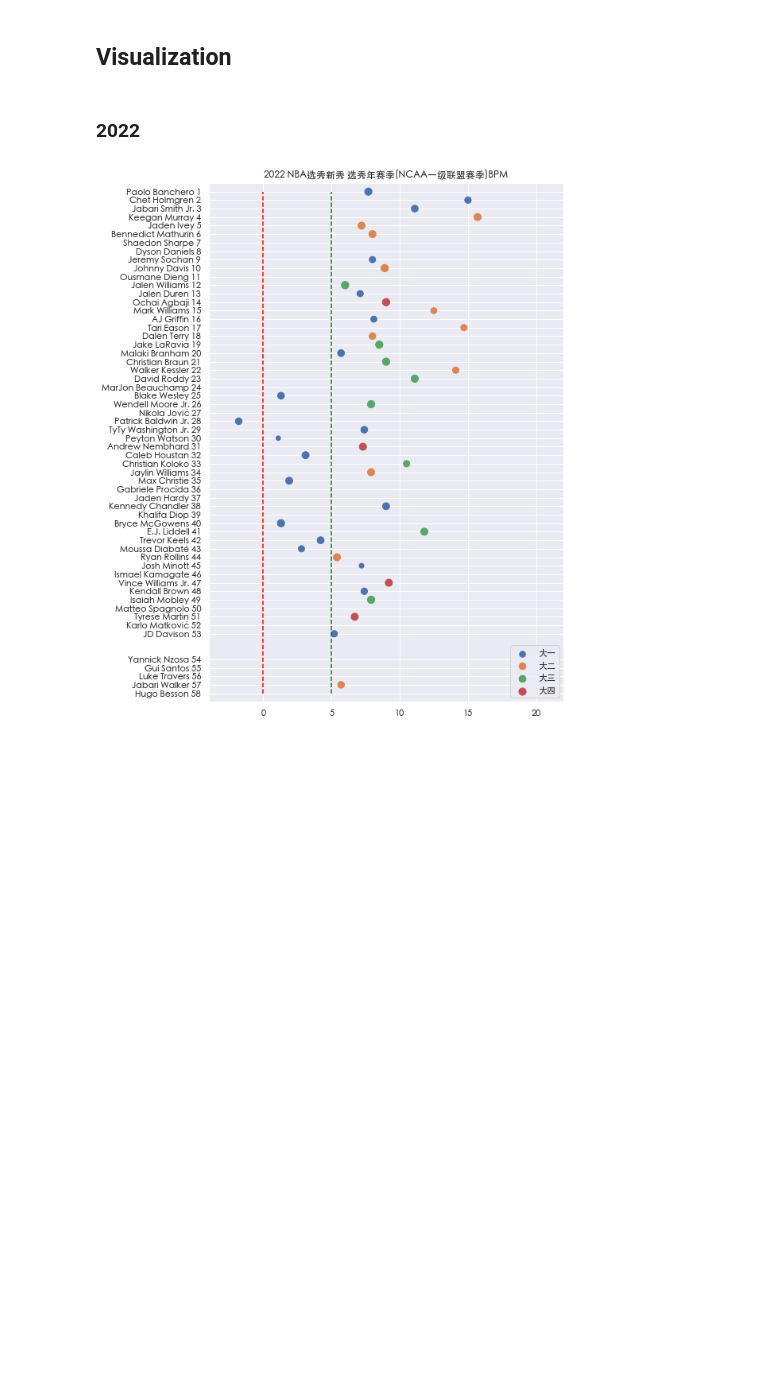
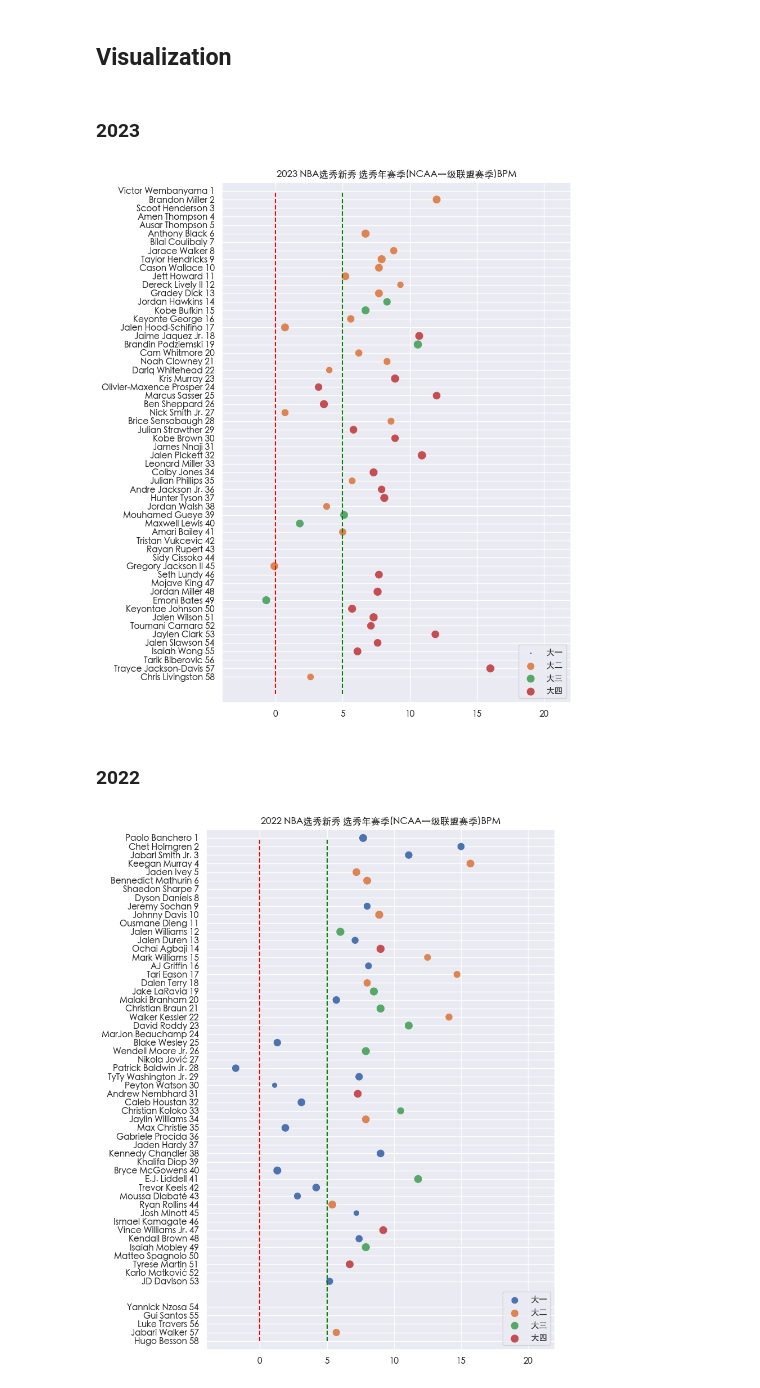
Before and after one commit to xulianrenzoku/cbb_china_players, a Jupyter notebook: nba_draft_bpm_lookup.ipynb, the cells around one changed output. Drawn from its saved outputs; the diff is of its cells as text; code cells hidden in the pictures; blank space fills up the shorter version.

```diff
--- a/nba_draft_bpm_lookup.ipynb
+++ b/nba_draft_bpm_lookup.ipynb
@@ -196,3 +208,7 @@ print(f'{above_5_records.shape[0] / len(cbb_draft_records) :.1%}')
+# %%
+temp = draftee_dict[2023]
+temp['conference'] = temp['conference'].apply(lambda x: x.replace('/men', '') if type(x) == str else x)
+draftee_dict[2023] = temp.copy()
 # %% [markdown]
 Conference Distribution
 # %%
@@ -262,6 +274,13 @@ def plot_draft_year(year, draftee_dict=draftee_dict):
     plt.ylim(-1, 60)
     plt.title(f'{year} NBA选秀新秀 选秀年赛季(NCAA一级联盟赛季)BPM')
     plt.yticks(y, y_ticks,rotation='horizontal')
+# %% [markdown]
+### 2023
+# %%
+figsize(8, 12)
+plot_draft_year(2023)
+# %% [output]
+[figure, added]
 # %% [markdown]
 ### 2022
 # %%
```
Also changed, not shown: parts of 14 cells of this notebook.
